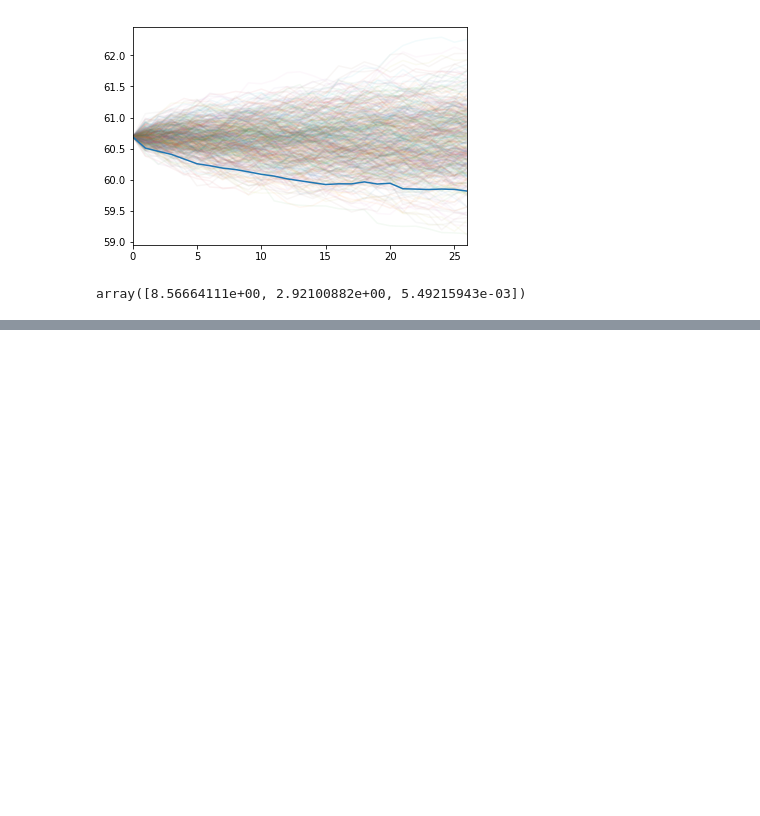
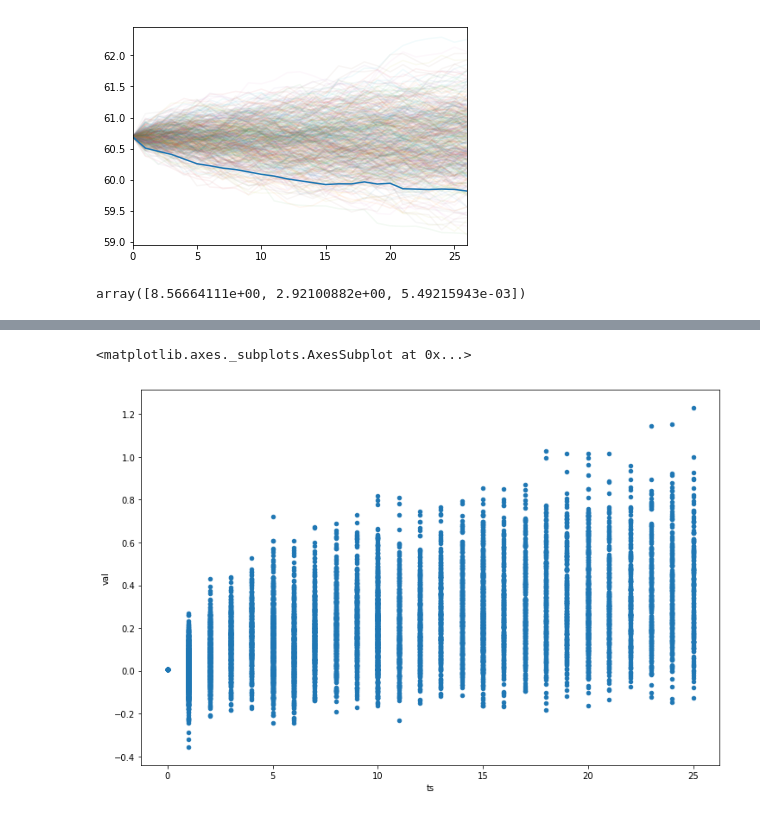
Before and after one commit to Sunamur/StochProcs1, a Jupyter notebook: interpolation.ipynb, the cells around one changed output, grey strips where cells are left out. Cells and saved outputs as stored; diff of their text form; code cells hidden in the pictures; blank space fills up the shorter version.

```diff
--- a/interpolation.ipynb
+++ b/interpolation.ipynb
@@ -247,0 +250,2 @@ array([4572, 9350, 2825, 1559,   97, 8244, 8436, 4254, 4174, 3791, 1508,
+# %%
+r=model.dispatcher(1000)
@@ -247,0 +257,10 @@ array([4572, 9350, 2825, 1559,   97, 8244, 8436, 4254, 4174, 3791, 1508,
+# %%
+plt.rcParams['figure.figsize']=12,8
+l = list(itertools.chain(*r))
+df = pd.DataFrame(l)
+df.columns = ['rate','ts','val']
+df['val_log'] = np.log1p(df['val'])
+df[df['rate']=='fx'].plot(x='ts',y='val', kind='scatter')
+# %% [output]
+<matplotlib.axes._subplots.AxesSubplot at 0x...>
+[figure, added]
```
Also changed, not shown: parts of 3 cells of this notebook, 1 other file.
